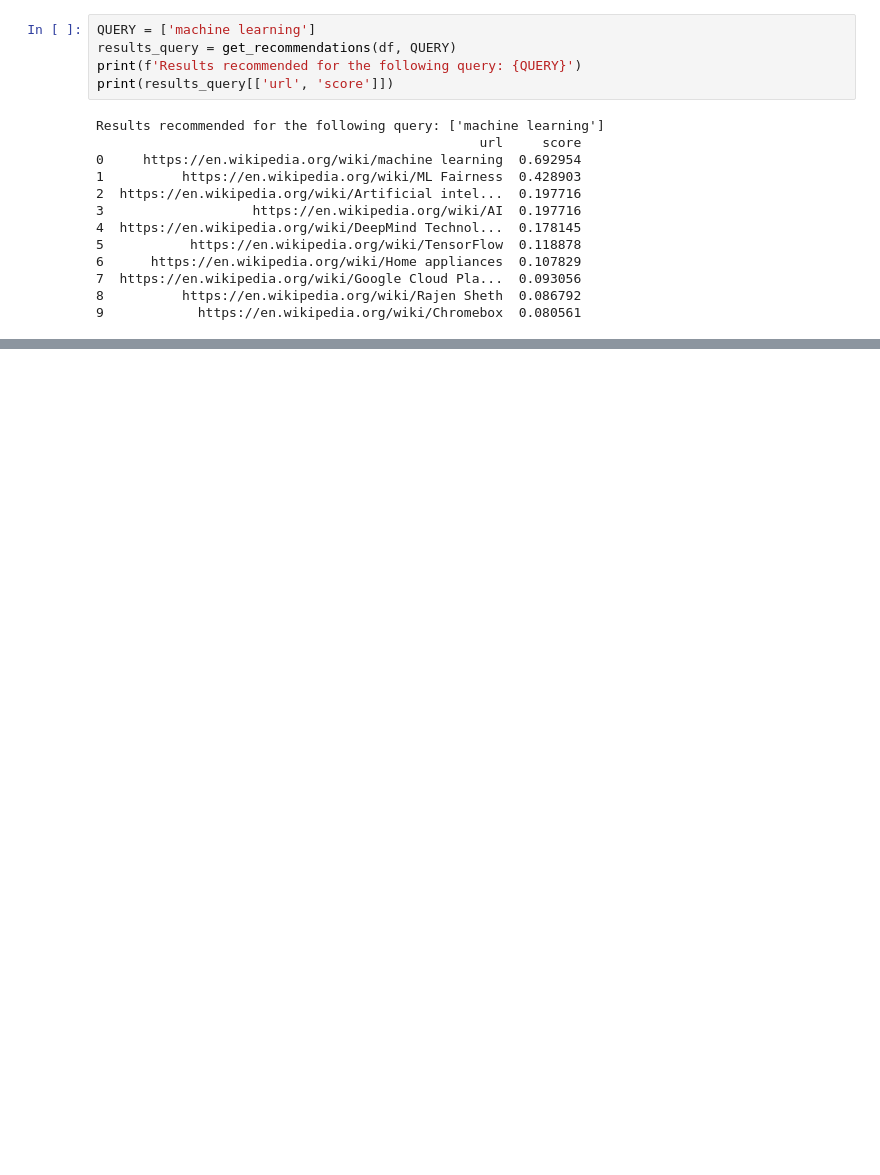
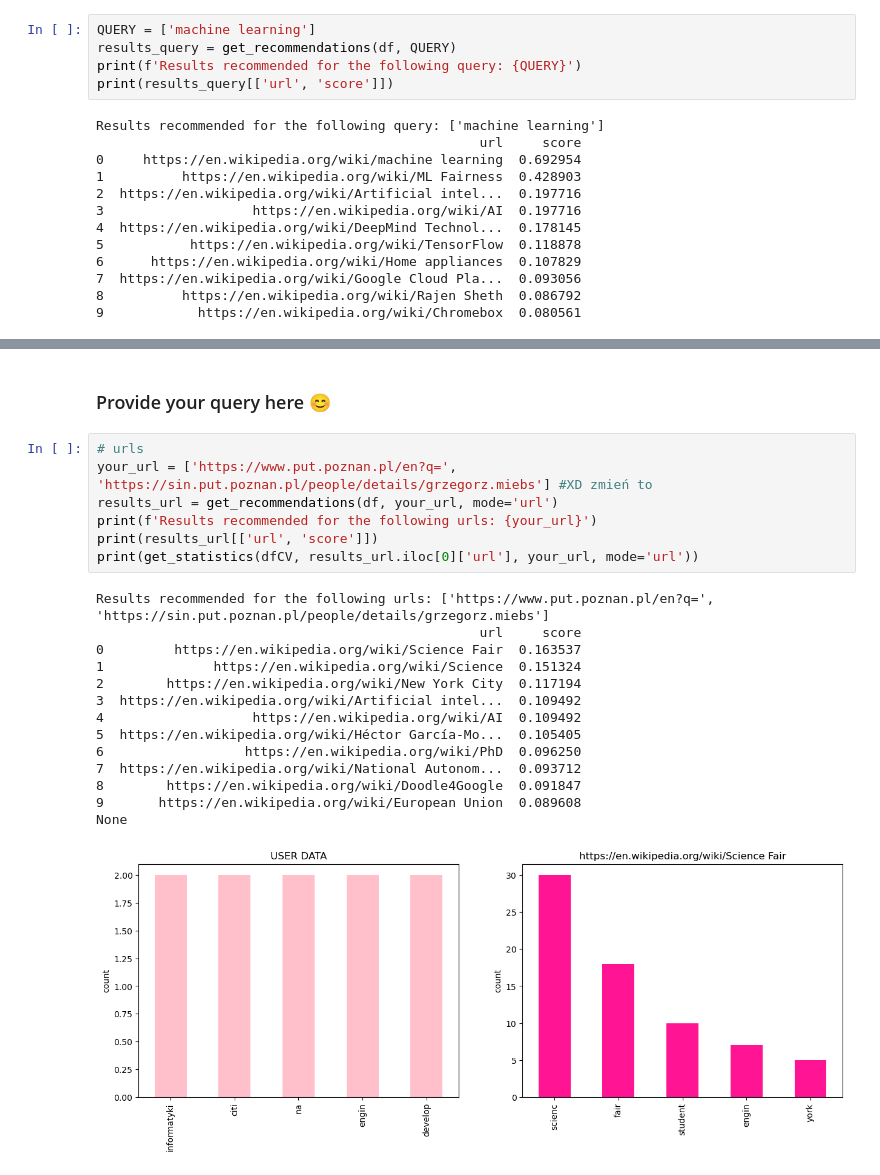
Before and after one commit to azywot/wiki-recommender-system, a Jupyter notebook: project.ipynb, the cells around one changed output, grey strips where cells are left out. Drawn from its saved outputs; the diff is of its cells as text; blank space fills up the shorter version.

```diff
--- a/project.ipynb
+++ b/project.ipynb
@@ -393,0 +396,24 @@ print(results_url)
+# %% [markdown]
+### Provide your query here 😊
+# %%
+# urls
+your_url = ['https://www.put.poznan.pl/en?q=', 'https://sin.put.poznan.pl/people/details/grzegorz.miebs'] #XD zmień to
+results_url = get_recommendations(df, your_url, mode='url')
+print(f'Results recommended for the following urls: {your_url}')
+print(results_url[['url', 'score']])
+print(get_statistics(dfCV, results_url.iloc[0]['url'], your_url, mode='url'))
+# %% [output]
+Results recommended for the following urls: ['https://www.put.poznan.pl/en?q=', 'https://sin.put.poznan.pl/people/details/grzegorz.miebs']
+                                                 url     score
+0         https://en.wikipedia.org/wiki/Science Fair  0.163537
+1              https://en.wikipedia.org/wiki/Science  0.151324
+2        https://en.wikipedia.org/wiki/New York City  0.117194
+3  https://en.wikipedia.org/wiki/Artificial intel...  0.109492
+4                   https://en.wikipedia.org/wiki/AI  0.109492
+5  https://en.wikipedia.org/wiki/Héctor García-Mo...  0.105405
+6                  https://en.wikipedia.org/wiki/PhD  0.096250
+7  https://en.wikipedia.org/wiki/National Autonom...  0.093712
+8        https://en.wikipedia.org/wiki/Doodle4Google  0.091847
+9       https://en.wikipedia.org/wiki/European Union  0.089608
+None
+[figure, added]
```
Also changed, not shown: parts of 23 cells of this notebook.
